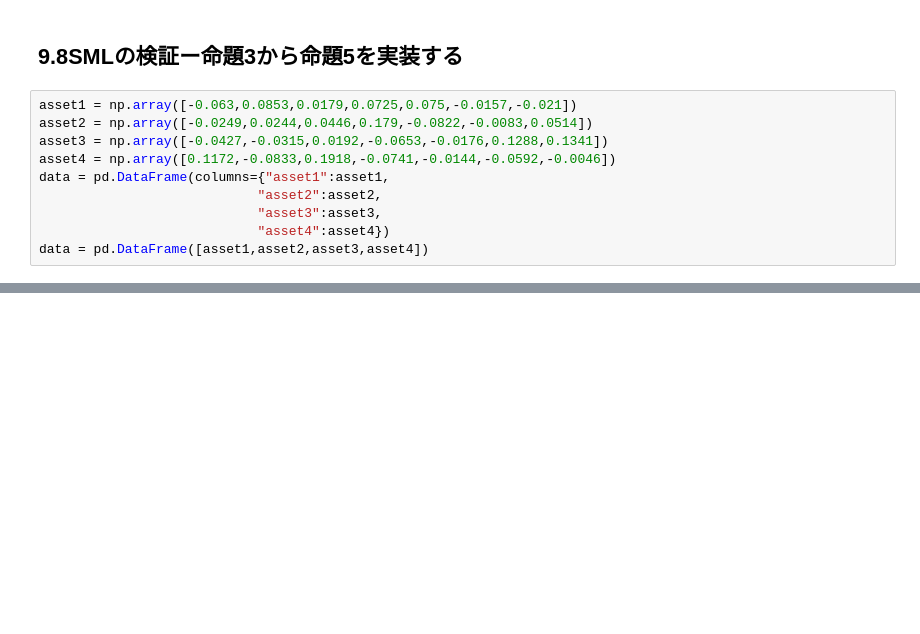
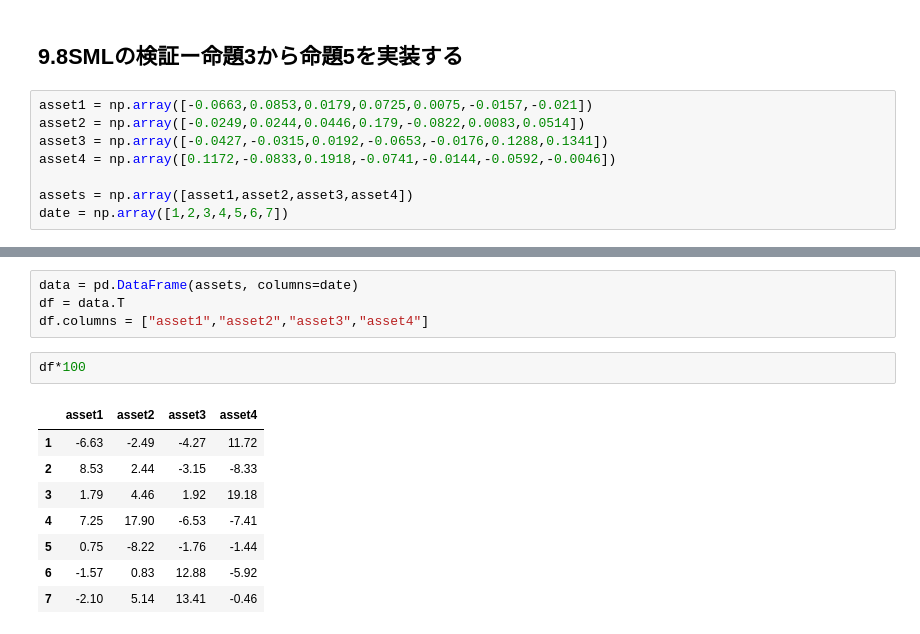
Before and after one commit to anaito13/Financial-Modeling-4th-edition, a Jupyter notebook: 2.ポートフォリオモデル/9効率的ポートフォリオの導出.ipynb, the cells around one changed output, grey strips where cells are left out. Drawn from its saved outputs; the diff is of its cells as text; blank space fills up the shorter version.

```diff
--- a/2.ポートフォリオモデル/9効率的ポートフォリオの導出.ipynb
+++ b/2.ポートフォリオモデル/9効率的ポートフォリオの導出.ipynb
@@ -105,12 +105,10 @@ plt.plot(np.sqrt(var_X_optimal), E_X_optimal, color="red", marker="p")
 # %% [markdown]
 ## 9.8SMLの検証ー命題3から命題5を実装する
 # %%
-asset1 = np.array([-0.063,0.0853,0.0179,0.0725,0.075,-0.0157,-0.021])
-asset2 = np.array([-0.0249,0.0244,0.0446,0.179,-0.0822,-0.0083,0.0514])
+asset1 = np.array([-0.0663,0.0853,0.0179,0.0725,0.0075,-0.0157,-0.021])
+asset2 = np.array([-0.0249,0.0244,0.0446,0.179,-0.0822,0.0083,0.0514])
 asset3 = np.array([-0.0427,-0.0315,0.0192,-0.0653,-0.0176,0.1288,0.1341])
 asset4 = np.array([0.1172,-0.0833,0.1918,-0.0741,-0.0144,-0.0592,-0.0046])
-data = pd.DataFrame(columns={"asset1":asset1,
-                            "asset2":asset2,
-                            "asset3":asset3,
-                            "asset4":asset4})
-data = pd.DataFrame([asset1,asset2,asset3,asset4])
+
+assets = np.array([asset1,asset2,asset3,asset4])
+date = np.array([1,2,3,4,5,6,7])
@@ -134,0 +122,15 @@ dtype: float64
+# %%
+data = pd.DataFrame(assets, columns=date)
+df = data.T
+df.columns = ["asset1","asset2","asset3","asset4"]
+# %%
+df*100
+# %% [output]
+|  | asset1 | asset2 | asset3 | asset4 |
+| 1 | -6.63 | -2.49 | -4.27 | 11.72 |
+| 2 | 8.53 | 2.44 | -3.15 | -8.33 |
+| 3 | 1.79 | 4.46 | 1.92 | 19.18 |
+| 4 | 7.25 | 17.90 | -6.53 | -7.41 |
+| 5 | 0.75 | -8.22 | -1.76 | -1.44 |
+| 6 | -1.57 | 0.83 | 12.88 | -5.92 |
+| 7 | -2.10 | 5.14 | 13.41 | -0.46 |
```
Also changed, not shown: parts of 19 cells of this notebook.
